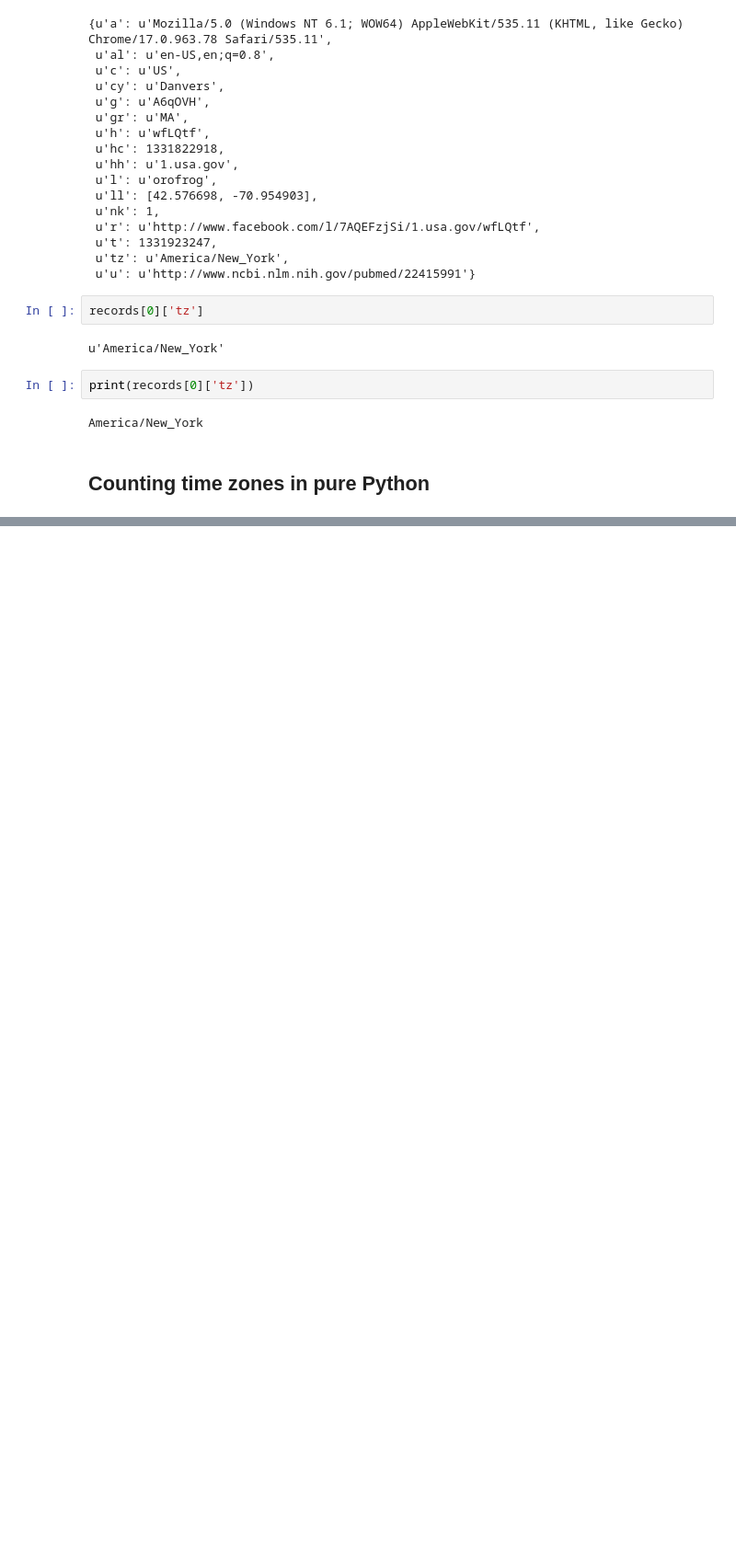
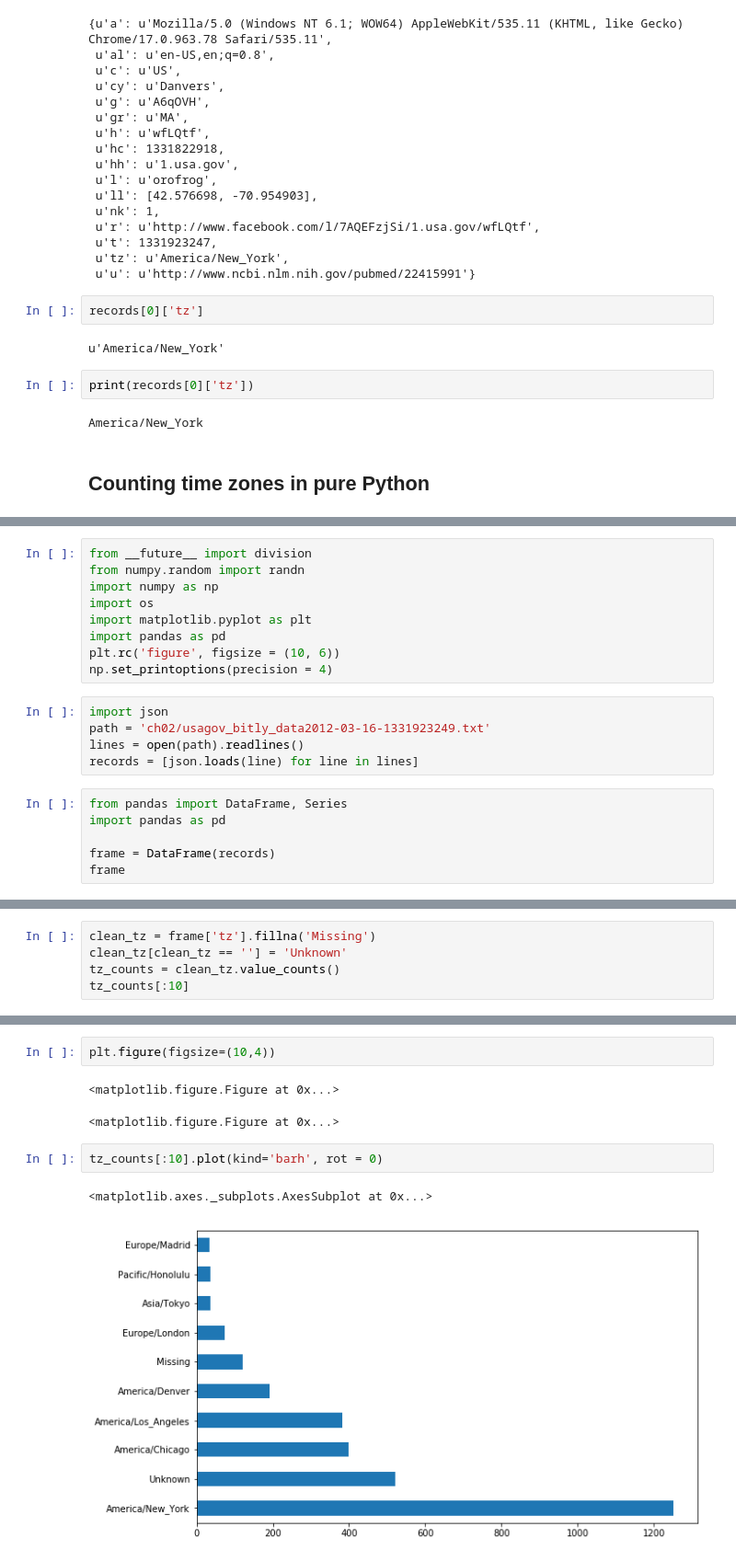
Before and after one commit to BigDataLearnin/python-for-data-analysis, a Jupyter notebook: Rui_chapter2.ipynb, the cells around one changed output, grey strips where cells are left out. Shown at 92% size. Cells and saved outputs as stored; diff of their text form; blank space fills up the shorter version.

```diff
--- a/Rui_chapter2.ipynb
+++ b/Rui_chapter2.ipynb
@@ -47,0 +86,20 @@ America/New_York
+# %%
+from __future__ import division
+from numpy.random import randn
+import numpy as np
+import os
+import matplotlib.pyplot as plt
+import pandas as pd
+plt.rc('figure', figsize = (10, 6))
+np.set_printoptions(precision = 4)
+# %%
+import json
+path = 'ch02/usagov_bitly_data2012-03-16-1331923249.txt'
+lines = open(path).readlines()
+records = [json.loads(line) for line in lines]
+# %%
+from pandas import DataFrame, Series
+import pandas as pd
+
+frame = DataFrame(records)
+frame
@@ -47,0 +154,5 @@ America/New_York
+# %%
+clean_tz = frame['tz'].fillna('Missing')
+clean_tz[clean_tz == ''] = 'Unknown'
+tz_counts = clean_tz.value_counts()
+tz_counts[:10]
@@ -47,0 +171,10 @@ America/New_York
+# %%
+plt.figure(figsize=(10,4))
+# %% [output]
+<matplotlib.figure.Figure at 0x...>
+<matplotlib.figure.Figure at 0x...>
+# %%
+tz_counts[:10].plot(kind='barh', rot = 0)
+# %% [output]
+<matplotlib.axes._subplots.AxesSubplot at 0x...>
+[figure, added]
```
Also changed, not shown: parts of 26 cells of this notebook.
